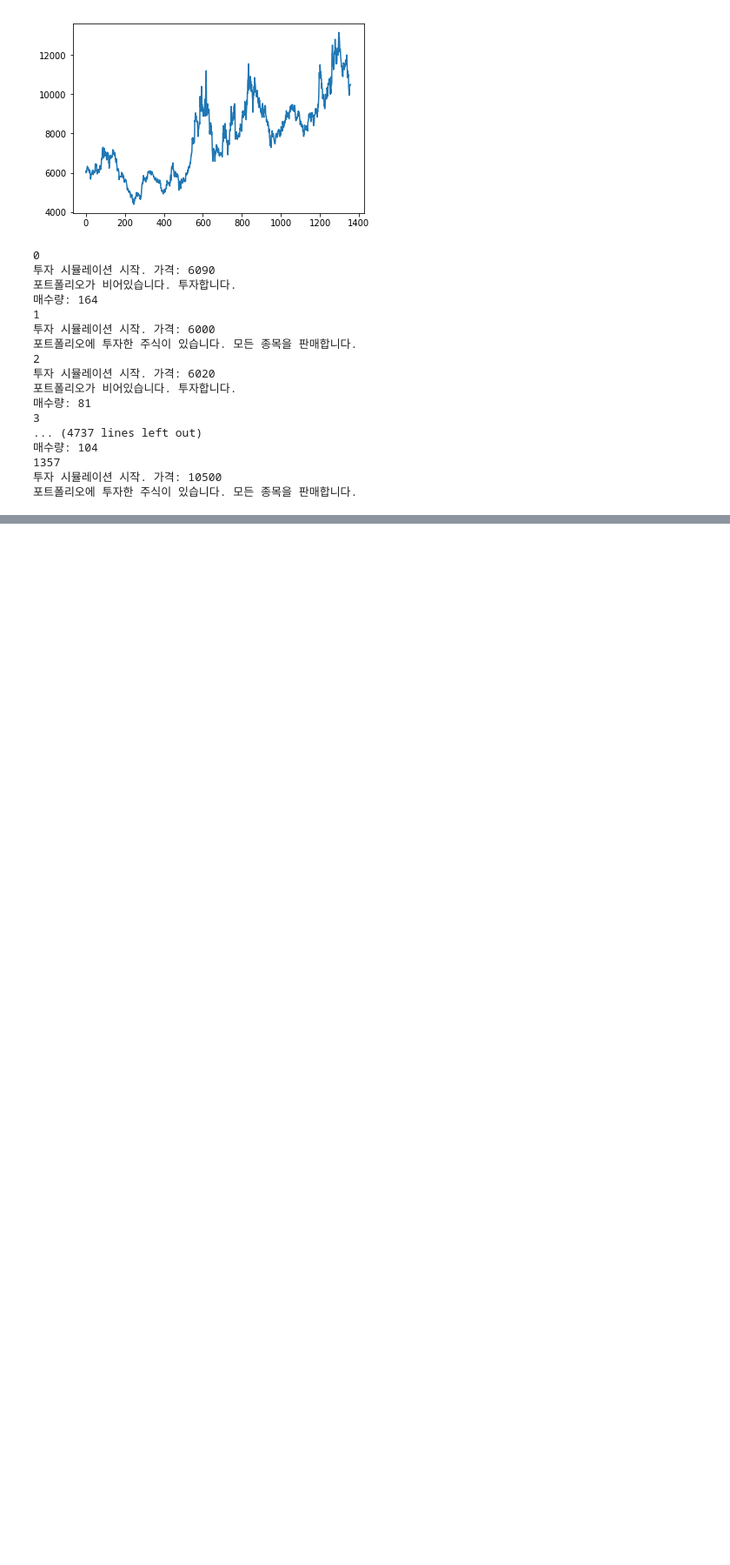
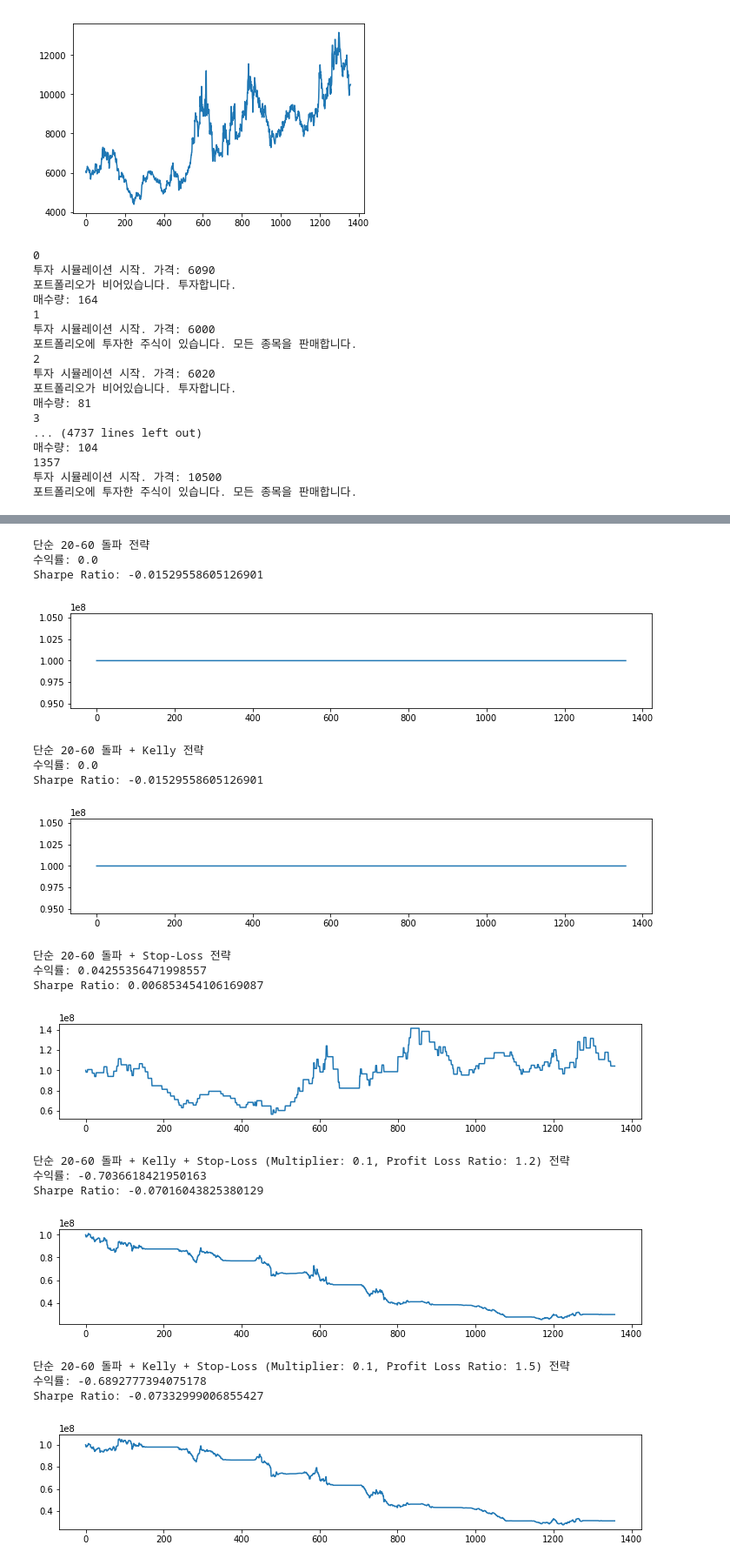
Before and after one commit to hyemin9403/keyst_notebooks, a Jupyter notebook: 리스크관리툴.ipynb, the cells around one changed output, grey strips where cells are left out. Shown at 87% size. Cells and saved outputs as stored; diff of their text form; code cells hidden in the pictures; blank space fills up the shorter version.

```diff
--- a/리스크관리툴.ipynb
+++ b/리스크관리툴.ipynb
@@ -32,6 +32,9 @@ tickers = kp_tickers + kd_tickers
 key = tickers[0] + '_OHLCV'
 df = pd.read_msgpack(r.get(key))
 
+full_key = tickers[0] + '_FULL_OHLCV'
+full_df = pd.read_msgpack(r.get(full_key))
+
 kp = pd.read_msgpack(r.get(KOSPI_INDEX))
 kp = kp['cls_prc']
 kp_ret = ((kp - kp.shift(1)) / kp.shift(1)).fillna(0)
@@ -231,0 +401,22 @@ kelly['']
+# %%
+def buy(capital, invest_ratio, buy_price, stock_num, portfolio_value):
+    # 1: 살 수 있는 주식의 수를 계산한다
+    stock_buy_num = (capital * invest_ratio) // buy_price
+    # 2: 총 보유중인 주식수를 계산한다
+    stock_num = stock_num + stock_buy_num
+    # 3: 주식을 사는데 드는 비용을 계산한다
+    cost = stock_buy_num * buy_price
+    # 4: 보유중인 자본금과 포트폴리오의 가치를 계산한다
+    capital = capital - cost
+    portfolio_value = portfolio_value + cost
+    return capital, stock_num, portfolio_value
+
+def sell(capital, sell_price, stock_num, portfolio_value):
+    # 1: 수익금액을 계산한다
+    profit = stock_num * sell_price
+    # 2: 자본금을 다시 계산한다
+    capital = capital + profit
+    # 3: 보유 주식수와 포트폴리오 가치를 0으로 새팅한다
+    stock_num = 0
+    portfolio_value = 0
+    return capital, stock_num, portfolio_value
@@ -231,0 +520,31 @@ kelly['']
+# %%
+backtest(False, False, 0, 0, '단순 20-60 돌파 전략')
+backtest(True, False, 0, 0, '단순 20-60 돌파 + Kelly 전략')
+backtest(False, True, 1, 1.5, '단순 20-60 돌파 + Stop-Loss 전략')
+# stop loss 비율 최적화
+multiplier = [0.1, 0.3, 0.5, 0.7, 1, 1.2, 1.5, 1.7, 2]
+ratio = [1.2, 1.5, 1.7, 2, 2.5, 3]
+for m in multiplier:
+    for r in ratio:
+        backtest(True, True, m, r, '단순 20-60 돌파 + Kelly + Stop-Loss (Multiplier: {}, Profit Loss Ratio: {}) 전략'.format(m, r))
+# %% [output]
+단순 20-60 돌파 전략
+수익률: 0.0
+Sharpe Ratio: -0.01529558605126901
+[figure, added]
+단순 20-60 돌파 + Kelly 전략
+수익률: 0.0
+Sharpe Ratio: -0.01529558605126901
+[figure, added]
+단순 20-60 돌파 + Stop-Loss 전략
+수익률: 0.04255356471998557
+Sharpe Ratio: 0.006853454106169087
+[figure, added]
+단순 20-60 돌파 + Kelly + Stop-Loss (Multiplier: 0.1, Profit Loss Ratio: 1.2) 전략
+수익률: -0.7036618421950163
+Sharpe Ratio: -0.07016043825380129
+[figure, added]
+단순 20-60 돌파 + Kelly + Stop-Loss (Multiplier: 0.1, Profit Loss Ratio: 1.5) 전략
+수익률: -0.6892777394075178
+Sharpe Ratio: -0.07332999006855427
+[figure, added]
```
Also changed, not shown: parts of 13 cells of this notebook.
